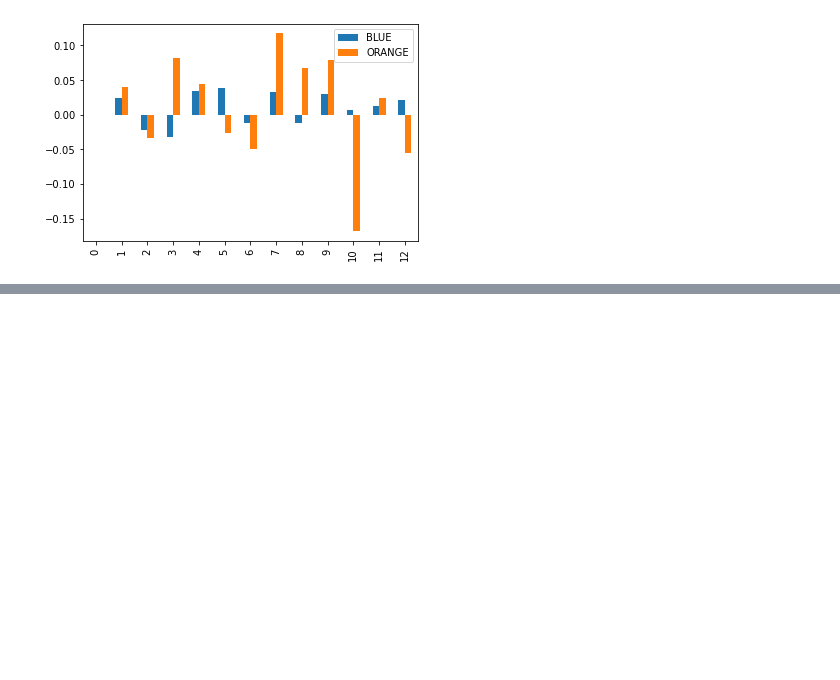
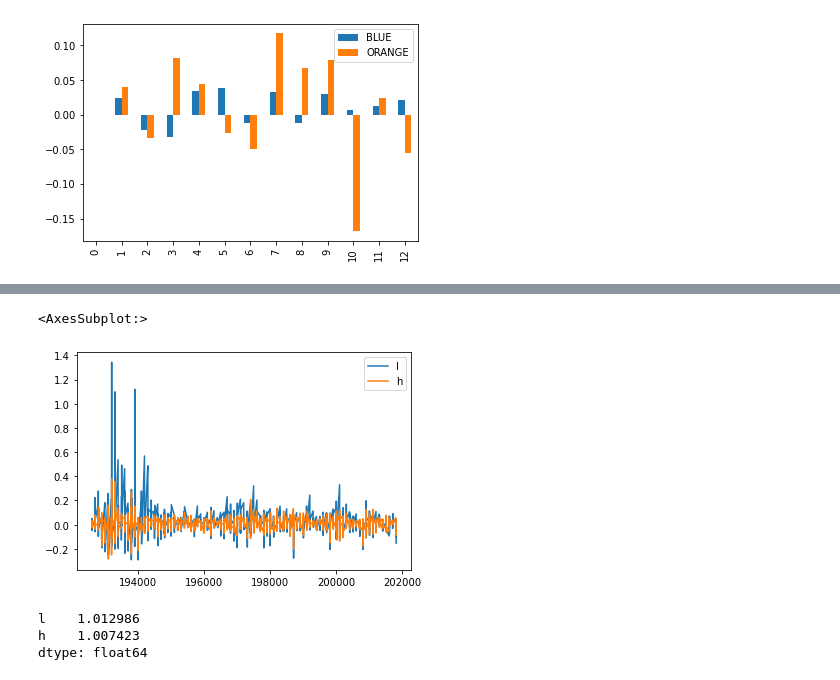
Before and after one commit to sudolaw/pyfi, a Jupyter notebook: edhec/c1/1.ipynb, the cells around one changed output, grey strips where cells are left out. Saved outputs shown, nothing was run; the diff lists cells and outputs as text; code cells hidden in the pictures; blank space fills up the shorter version.

```diff
--- a/edhec/c1/1.ipynb
+++ b/edhec/c1/1.ipynb
@@ -31,0 +65,2 @@ ret.dropna()
+# %%
+returns=pd.read_csv("data/Portfolios_Formed_on_ME_monthly_EW.csv",header=0,index_col=0,parse_dates=True,na_values=-99.99)
@@ -31,0 +76,5 @@ ret.dropna()
+# %%
+col=['Lo 10','Hi 10']
+ret=returns[col]
+
+ret.head()
@@ -31,0 +88,3 @@ ret.dropna()
+# %%
+ret=ret/100
+ret.head()
@@ -31,0 +98,3 @@ ret.dropna()
+# %%
+ret.columns=["l","h"]
+ret.head()
@@ -31,0 +108,13 @@ ret.dropna()
+# %%
+%matplotlib inline
+ret.plot.line()
+# %% [output]
+<AxesSubplot:>
+[figure, added]
+# %%
+cagr=(ret+1).prod()**(1/ret.shape[0])
+cagr
+# %% [output]
+l    1.012986
+h    1.007423
+dtype: float64
```
Also changed, not shown: parts of 13 cells of this notebook, 1 other file.
